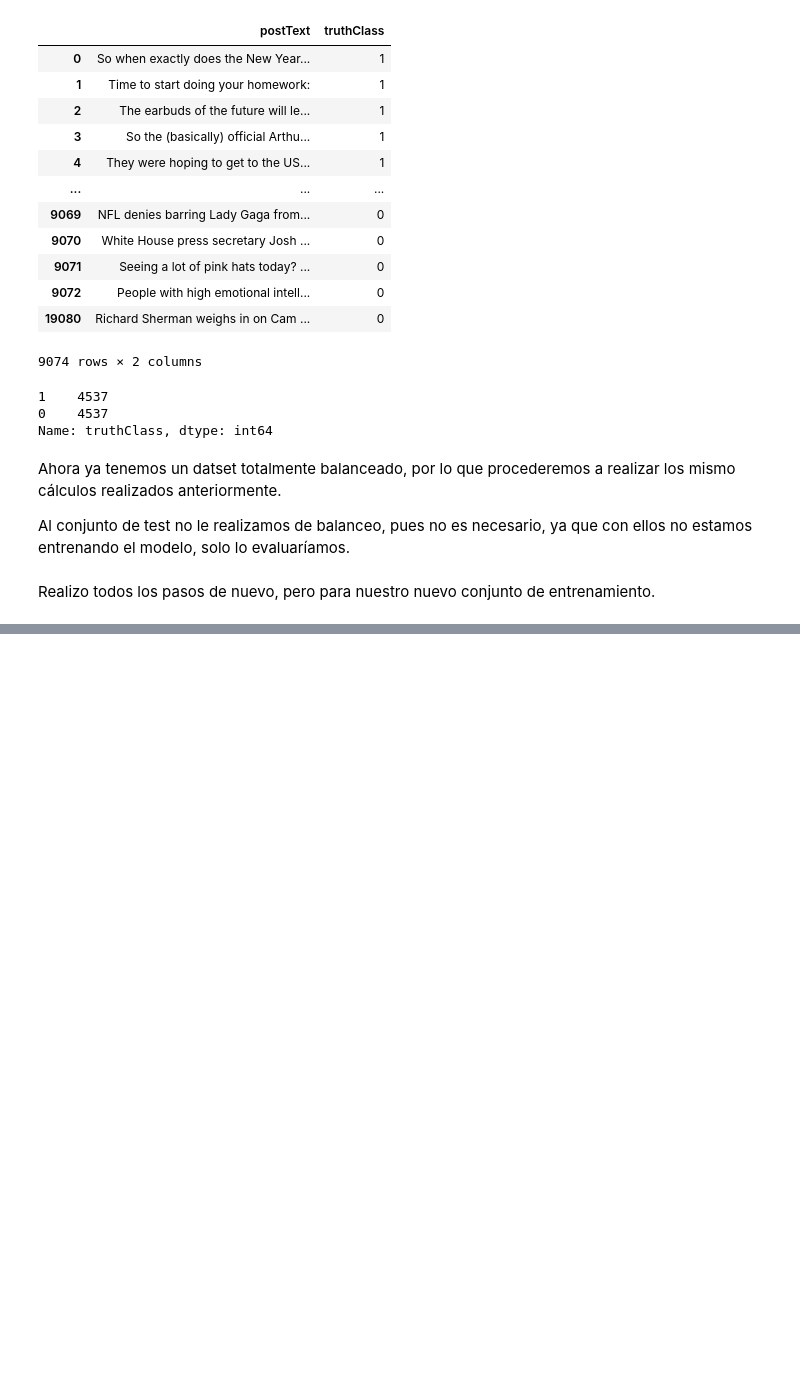
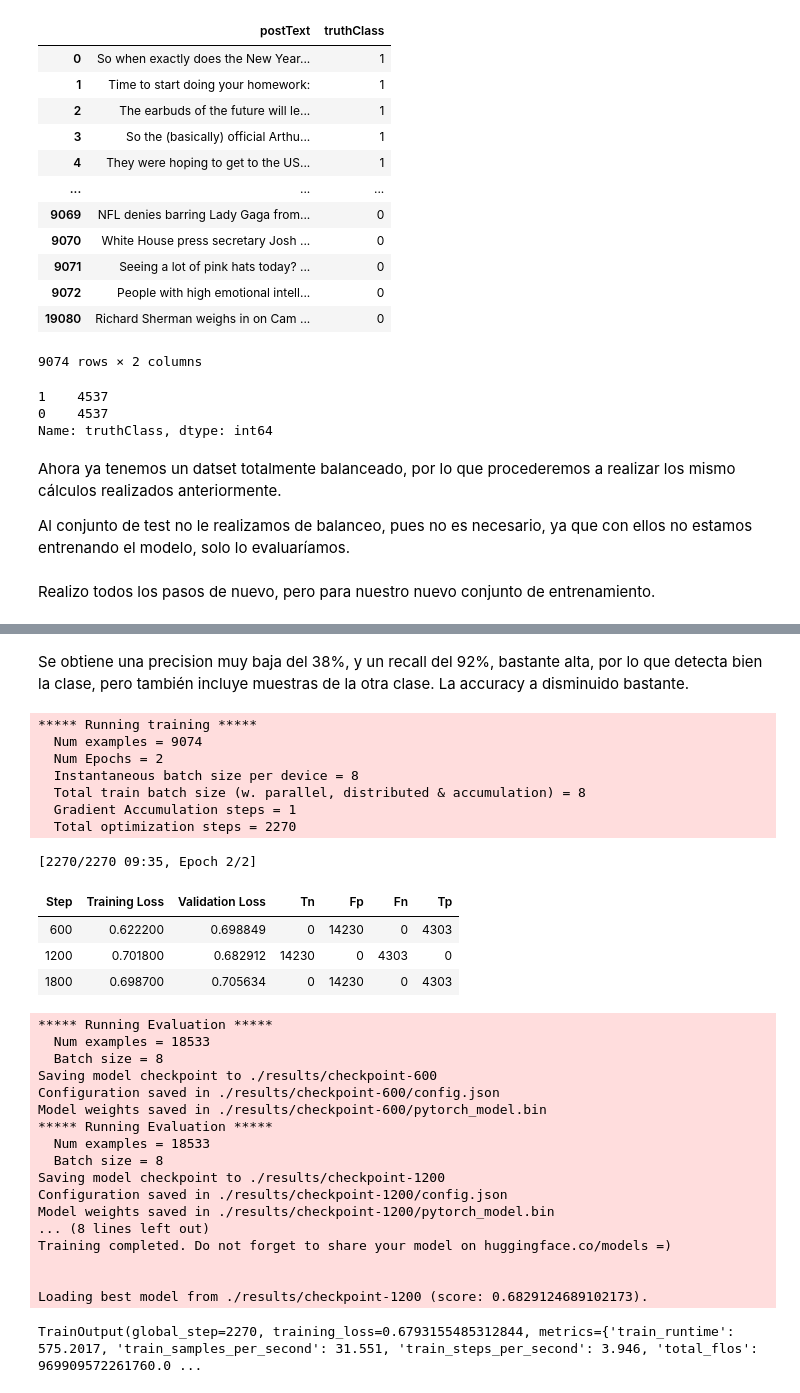
Before and after one commit to VegaMorenoAna/Prueba-Newtral, a Jupyter notebook: AnaVegaMorenoPruebaNewtral.ipynb, the cells around one changed output, grey strips where cells are left out. Cells and saved outputs as stored; diff of their text form; code cells hidden in the pictures; blank space fills up the shorter version.

```diff
--- a/AnaVegaMorenoPruebaNewtral.ipynb
+++ b/AnaVegaMorenoPruebaNewtral.ipynb
@@ -722,0 +951,44 @@ trainer4.evaluate()
+# %% [markdown]
+Se obtiene una precision muy baja del 38%, y un recall del 92%, bastante alta, por lo que detecta bien la clase, pero también incluye muestras de la otra clase. La accuracy a disminuido bastante.
+# %%
+trainer8 = Trainer(
+    model=model1,                         # modelo a entrenar
+    args=training_args2,                  # argumentos sobre los que se va a entrenar
+    train_dataset=train_dataset,         # dataset de entrenamiento
+    eval_dataset=valid_dataset,          # dataset de evaluación
+    compute_metrics=matriz_confusion,     # calcula las métricas de intereés
+)
+# %%
+# Entrenamiento del modelo
+trainer8.train()
+# %% [output]
+***** Running training *****
+  Num examples = 9074
+  Num Epochs = 2
+  Instantaneous batch size per device = 8
+  Total train batch size (w. parallel, distributed & accumulation) = 8
+  Gradient Accumulation steps = 1
+  Total optimization steps = 2270
+[2270/2270 09:35, Epoch 2/2]
+| Step | Training Loss | Validation Loss | Tn | Fp | Fn | Tp |
+| 600 | 0.622200 | 0.698849 | 0 | 14230 | 0 | 4303 |
+| 1200 | 0.701800 | 0.682912 | 14230 | 0 | 4303 | 0 |
+| 1800 | 0.698700 | 0.705634 | 0 | 14230 | 0 | 4303 |
+***** Running Evaluation *****
+  Num examples = 18533
+  Batch size = 8
+Saving model checkpoint to ./results/checkpoint-600
+Configuration saved in ./results/checkpoint-600/config.json
+Model weights saved in ./results/checkpoint-600/pytorch_model.bin
+***** Running Evaluation *****
+  Num examples = 18533
+  Batch size = 8
+Saving model checkpoint to ./results/checkpoint-1200
+Configuration saved in ./results/checkpoint-1200/config.json
+Model weights saved in ./results/checkpoint-1200/pytorch_model.bin
+... (8 lines left out)
+Training completed. Do not forget to share your model on huggingface.co/models =)
+
+
+Loading best model from ./results/checkpoint-1200 (score: 0.6829124689102173).
+TrainOutput(global_step=2270, training_loss=0.6793155485312844, metrics={'train_runtime': 575.2017, 'train_samples_per_second': 31.551, 'train_steps_per_second': 3.946, 'total_flos': 969909572261760.0 ...
```
Also changed, not shown: parts of 36 cells of this notebook.
